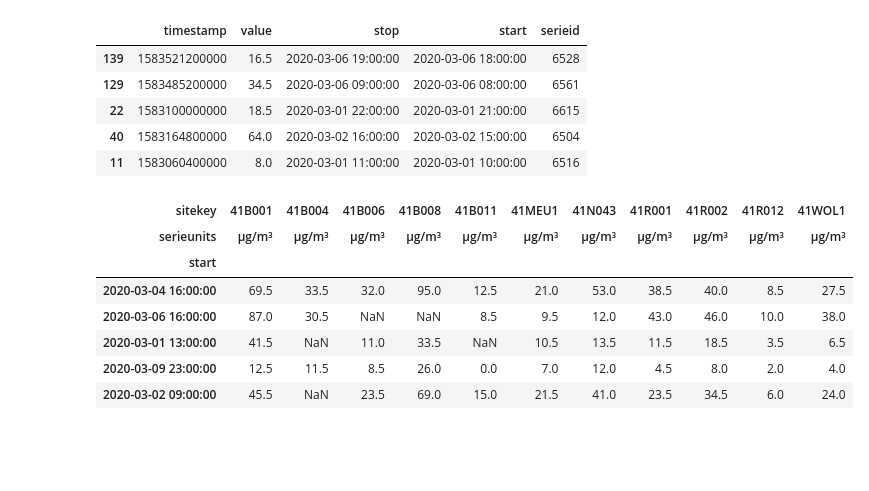
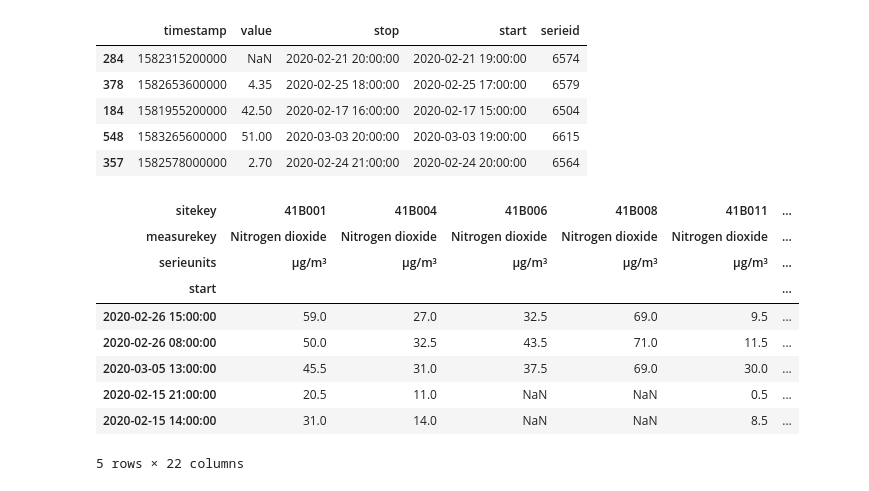
Before and after one commit to jlandercy/cookbook, a Jupyter notebook: python/api/Ircelinev2.ipynb, the cells around one changed output. Cells and saved outputs as stored; diff of their text form; code cells hidden in the pictures; blank space fills up the shorter version.

```diff
--- a/python/api/Ircelinev2.ipynb
+++ b/python/api/Ircelinev2.ipynb
@@ -64,17 +64,22 @@ def getData(series, start=None, stop=None):
     for sid in series:
         url = "https://geo.irceline.be/sos/api/v1/timeseries/{serieid:}/getData/?timespan={start:%Y-%m-%dT%H:%MZ}/{stop:%Y-%m-%dT%H:%MZ}&force_latest_values=true"
         rep = requests.get(url.format(serieid=sid, start=start, stop=stop))
-        df = pd.DataFrame(rep.json()['values'])
-        df['stop'] = pd.to_datetime(df['timestamp'], origin='unix', unit='ms')
-        df['start'] = df['stop'] - pd.Timedelta('1H')
-        df['serieid'] = sid
-        df['value'] = df['value'].astype(float)
-        dfs.append(df)
+        try:
+            df = pd.DataFrame(rep.json()['values'])
+            df['stop'] = pd.to_datetime(df['timestamp'], origin='unix', unit='ms')
+            df['start'] = df['stop'] - pd.Timedelta('1H')
+            df['serieid'] = sid
+            df['value'] = df['value'].astype(float)
+            dfs.append(df)
+        except:
+            pass
     if dfs:
         return pd.concat(dfs)
 # %%
-q = meta['sitekey'].str.startswith('41') & meta['measurekey'].str.lower().str.contains('nitrogen dioxide')
-sel = meta.loc[q,:]
+q1 = meta['sitekey'].str.startswith('41')
+q2 = meta['measurekey'].isin(['Particulate Matter < 2.5 µm','relative humidity', 'temperature',
+                              'wind direction', 'wind speed (scalar)', 'Nitrogen dioxide'])
+sel = meta.loc[q1&q2,:]
 sel
 # %% [output]
 |  | serieid | siteid | measureid | serieunits | measurekey | sitekey | sitename | lat | lon | start | ... |
@@ -92,26 +112,28 @@ sel
 # %%
-recs = getData(sel, start='2020-03-01', stop='2020-03-10')
+recs = getData(sel, start='2020-02-10', stop='2020-03-10')
 recs.sample(5)
 # %% [output]
 |  | timestamp | value | stop | start | serieid |
-| 139 | 1583521200000 | 16.5 | 2020-03-06 19:00:00 | 2020-03-06 18:00:00 | 6528 |
-| 129 | 1583485200000 | 34.5 | 2020-03-06 09:00:00 | 2020-03-06 08:00:00 | 6561 |
-| 22 | 1583100000000 | 18.5 | 2020-03-01 22:00:00 | 2020-03-01 21:00:00 | 6615 |
-| 40 | 1583164800000 | 64.0 | 2020-03-02 16:00:00 | 2020-03-02 15:00:00 | 6504 |
-| 11 | 1583060400000 | 8.0 | 2020-03-01 11:00:00 | 2020-03-01 10:00:00 | 6516 |
+| 284 | 1582315200000 | NaN | 2020-02-21 20:00:00 | 2020-02-21 19:00:00 | 6574 |
+| 378 | 1582653600000 | 4.35 | 2020-02-25 18:00:00 | 2020-02-25 17:00:00 | 6579 |
+| 184 | 1581955200000 | 42.50 | 2020-02-17 16:00:00 | 2020-02-17 15:00:00 | 6504 |
+| 548 | 1583265600000 | 51.00 | 2020-03-03 20:00:00 | 2020-03-03 19:00:00 | 6615 |
+| 357 | 1582578000000 | 2.70 | 2020-02-24 21:00:00 | 2020-02-24 20:00:00 | 6564 |
 # %%
-data = recs.merge(sel.loc[:,['serieid', 'sitekey', 'serieunits']])\
-           .pivot_table(index='start', columns=['sitekey', 'serieunits'], values='value')
+data = recs.merge(sel.loc[:,['serieid', 'measurekey', 'sitekey', 'serieunits']])\
+           .pivot_table(index='start', columns=['sitekey', 'measurekey', 'serieunits'], values='value')
 data.sample(5)
 # %% [output]
-| sitekey | 41B001 | 41B004 | 41B006 | 41B008 | 41B011 | 41MEU1 | 41N043 | 41R001 | 41R002 | 41R012 | 41WOL1 |
-| serieunits | µg/m³ | µg/m³ | µg/m³ | µg/m³ | µg/m³ | µg/m³ | µg/m³ | µg/m³ | µg/m³ | µg/m³ | µg/m³ |
-| start |  |  |  |  |  |  |  |  |  |  |  |
-| 2020-03-04 16:00:00 | 69.5 | 33.5 | 32.0 | 95.0 | 12.5 | 21.0 | 53.0 | 38.5 | 40.0 | 8.5 | 27.5 |
-| 2020-03-06 16:00:00 | 87.0 | 30.5 | NaN | NaN | 8.5 | 9.5 | 12.0 | 43.0 | 46.0 | 10.0 | 38.0 |
-| 2020-03-01 13:00:00 | 41.5 | NaN | 11.0 | 33.5 | NaN | 10.5 | 13.5 | 11.5 | 18.5 | 3.5 | 6.5 |
-| 2020-03-09 23:00:00 | 12.5 | 11.5 | 8.5 | 26.0 | 0.0 | 7.0 | 12.0 | 4.5 | 8.0 | 2.0 | 4.0 |
-| 2020-03-02 09:00:00 | 45.5 | NaN | 23.5 | 69.0 | 15.0 | 21.5 | 41.0 | 23.5 | 34.5 | 6.0 | 24.0 |
+| sitekey | 41B001 | 41B004 | 41B006 | 41B008 | 41B011 | ... |
+| measurekey | Nitrogen dioxide | Nitrogen dioxide | Nitrogen dioxide | Nitrogen dioxide | Nitrogen dioxide | ... |
+| serieunits | µg/m³ | µg/m³ | µg/m³ | µg/m³ | µg/m³ | ... |
+| start |  |  |  |  |  | ... |
+| 2020-02-26 15:00:00 | 59.0 | 27.0 | 32.5 | 69.0 | 9.5 | ... |
+| 2020-02-26 08:00:00 | 50.0 | 32.5 | 43.5 | 71.0 | 11.5 | ... |
+| 2020-03-05 13:00:00 | 45.5 | 31.0 | 37.5 | 69.0 | 30.0 | ... |
+| 2020-02-15 21:00:00 | 20.5 | 11.0 | NaN | NaN | 0.5 | ... |
+| 2020-02-15 14:00:00 | 31.0 | 14.0 | NaN | NaN | 8.5 | ... |
+5 rows × 22 columns
 # %%
 axe = data.plot()
 axe.legend(bbox_to_anchor=(1,1), loc='upper left')
```
Also changed, not shown: parts of 4 cells of this notebook, 3 other files.
